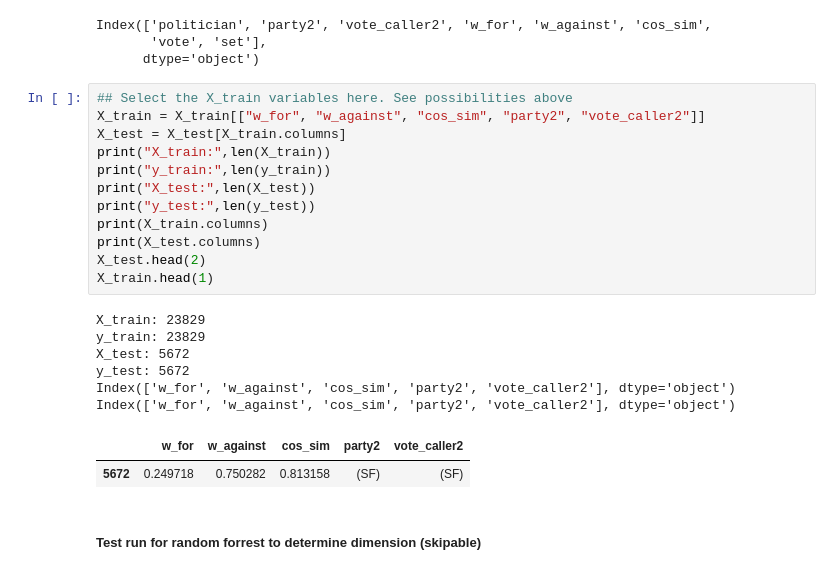
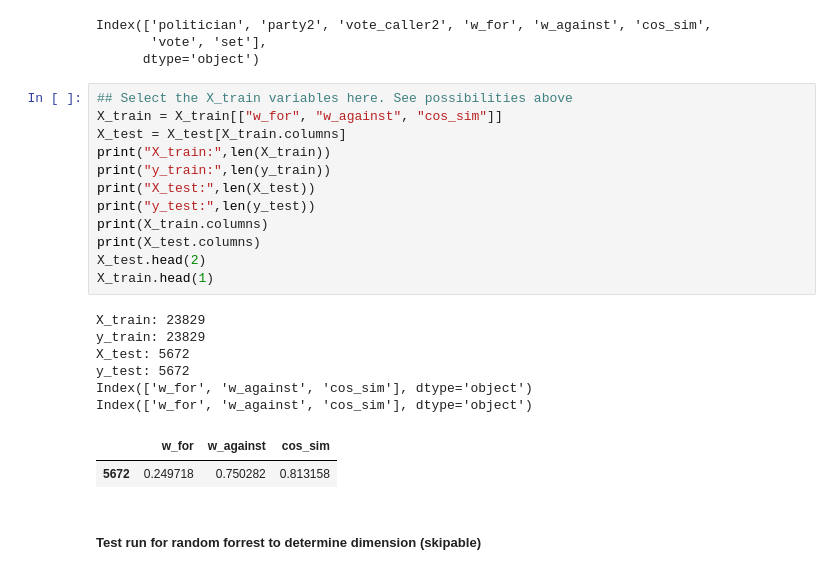
Before and after one commit to jonahank/Vote-Prediction-Model, a Jupyter notebook: vote_predictor/VP/pipeline_v1.ipynb, the cells around one changed output. Saved outputs shown, nothing was run; the diff lists cells and outputs as text.

```diff
--- a/vote_predictor/VP/pipeline_v1.ipynb
+++ b/vote_predictor/VP/pipeline_v1.ipynb
@@ -553,25 +553,25 @@ Index(['politician', 'party2', 'vote_caller2', 'w_for', 'w_against', 'cos_sim',
       dtype='object')
 # %%
 ## Select the X_train variables here. See possibilities above
-X_train = X_train[["w_for", "w_against", "cos_sim", "party2", "vote_caller2"]]
+X_train = X_train[["w_for", "w_against", "cos_sim"]]
 X_test = X_test[X_train.columns]
 print("X_train:",len(X_train))
 print("y_train:",len(y_train))
 print("X_test:",len(X_test))
 print("y_test:",len(y_test))
 print(X_train.columns)
 print(X_test.columns)
 X_test.head(2)
 X_train.head(1)
 # %% [output]
 X_train: 23829
 y_train: 23829
 X_test: 5672
 y_test: 5672
-Index(['w_for', 'w_against', 'cos_sim', 'party2', 'vote_caller2'], dtype='object')
-Index(['w_for', 'w_against', 'cos_sim', 'party2', 'vote_caller2'], dtype='object')
+Index(['w_for', 'w_against', 'cos_sim'], dtype='object')
+Index(['w_for', 'w_against', 'cos_sim'], dtype='object')
-|  | w_for | w_against | cos_sim | party2 | vote_caller2 |
-| 5672 | 0.249718 | 0.750282 | 0.813158 | (SF) | (SF) |
+|  | w_for | w_against | cos_sim |
+| 5672 | 0.249718 | 0.750282 | 0.813158 |
 # %% [markdown]
 ##### Test run for random forrest to determine dimension (skipable)
 # %%
```
Also changed, not shown: parts of 6 cells of this notebook.
